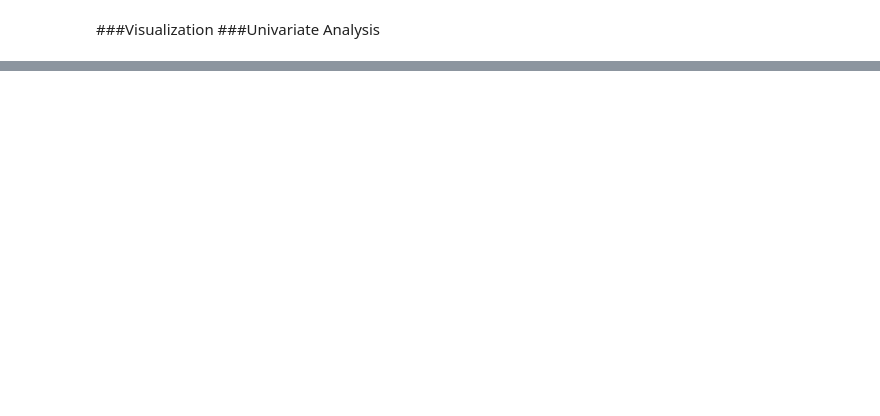
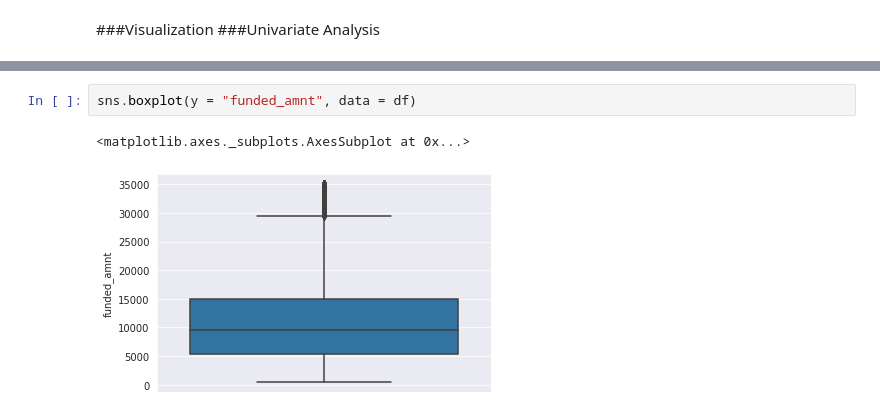
Before and after one commit to Shariq-ah/Loan-Approval, a Jupyter notebook: project.ipynb, the cells around one changed output, grey strips where cells are left out. Cells and saved outputs as stored; diff of their text form; blank space fills up the shorter version.

```diff
--- a/project.ipynb
+++ b/project.ipynb
@@ -188,0 +277,5 @@ TypeError: ignored
+# %%
+sns.boxplot(y = "funded_amnt", data = df)
+# %% [output]
+<matplotlib.axes._subplots.AxesSubplot at 0x...>
+[figure, added]
```
Also changed, not shown: parts of 79 cells of this notebook.
